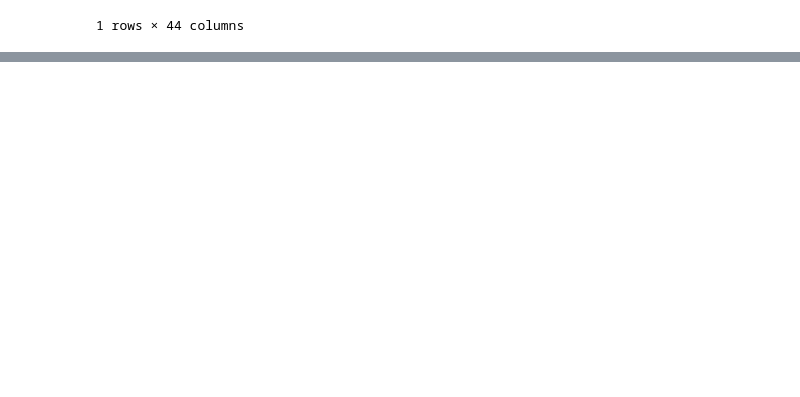
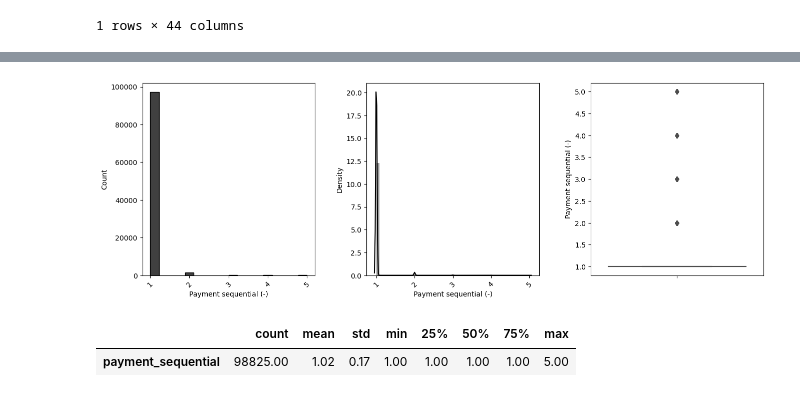
Before and after one commit to lucasquemelli/customer_satisfaction_prediction, a Jupyter notebook: customer_satisfaction_prediction.ipynb, the cells around one changed output, grey strips where cells are left out. Cells and saved outputs as stored; diff of their text form; code cells hidden in the pictures; blank space fills up the shorter version.

```diff
--- a/customer_satisfaction_prediction.ipynb
+++ b/customer_satisfaction_prediction.ipynb
@@ -335,0 +635,29 @@ data[data["order_id"] == "6a87a0371f263aa8c1779c2c115c1427"]
+# %%
+aux = num_attributes.copy()
+aux = aux[aux["payment_sequential"] <= 5]
+
+plt.figure(figsize=(16,5))
+
+plt.subplot(1,3,1)
+sns.histplot(aux["payment_sequential"], color="black")
+plt.xlabel("Payment sequential (-)")
+plt.xticks(rotation=45);
+
+plt.subplot(1,3,2)
+sns.distplot(aux["payment_sequential"], color="black")
+plt.xlabel("Payment sequential (-)")
+plt.xticks(rotation=45);
+
+plt.subplot(1,3,3)
+sns.boxplot(y='payment_sequential',data=aux, color="gray")
+plt.ylabel("Payment sequential (-)")
+
+plt.subplots_adjust(wspace = 0.30);
+# %% [output]
+[figure, added]
+# %%
+pd.set_option('display.float_format', lambda x: '%.2f' % x)
+pd.DataFrame(aux["payment_sequential"]).describe().T
+# %% [output]
+|  | count | mean | std | min | 25% | 50% | 75% | max |
+| payment_sequential | 98825.00 | 1.02 | 0.17 | 1.00 | 1.00 | 1.00 | 1.00 | 5.00 |
```
Also changed, not shown: parts of 50 cells of this notebook.
